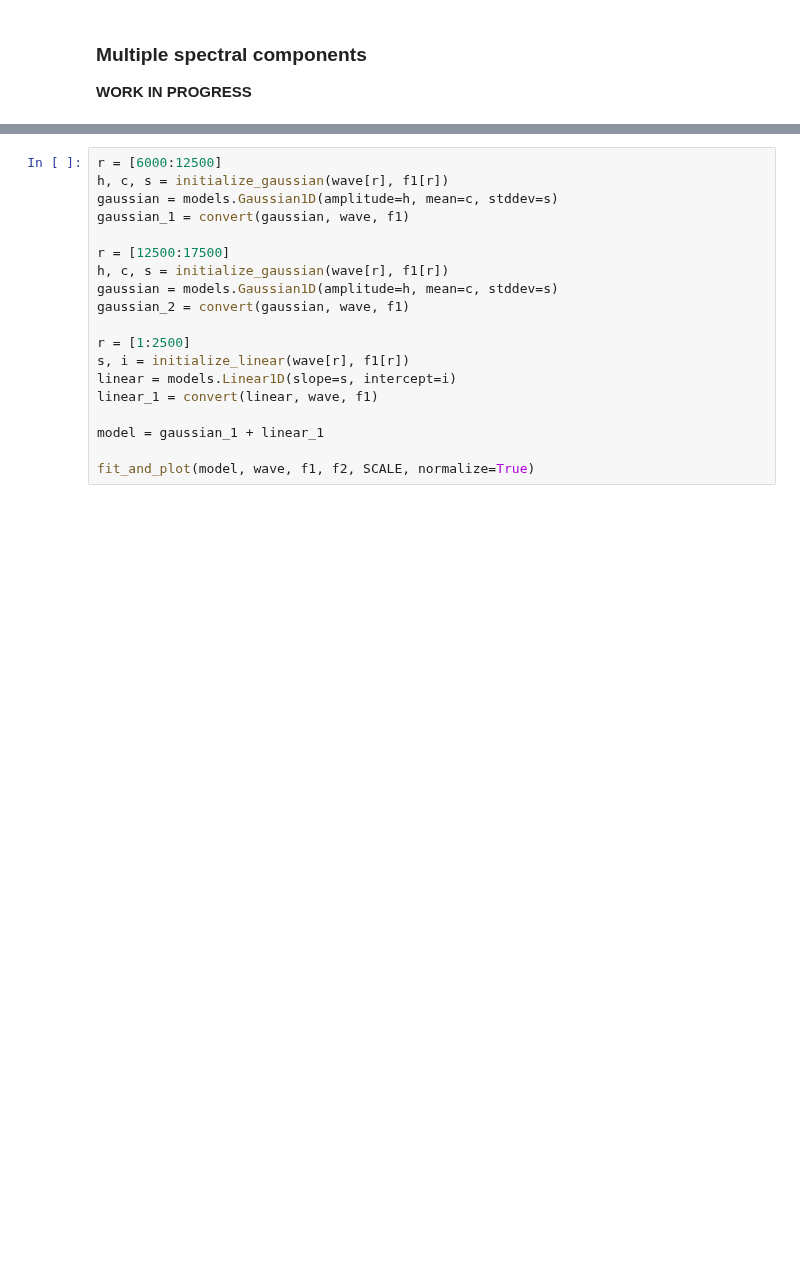
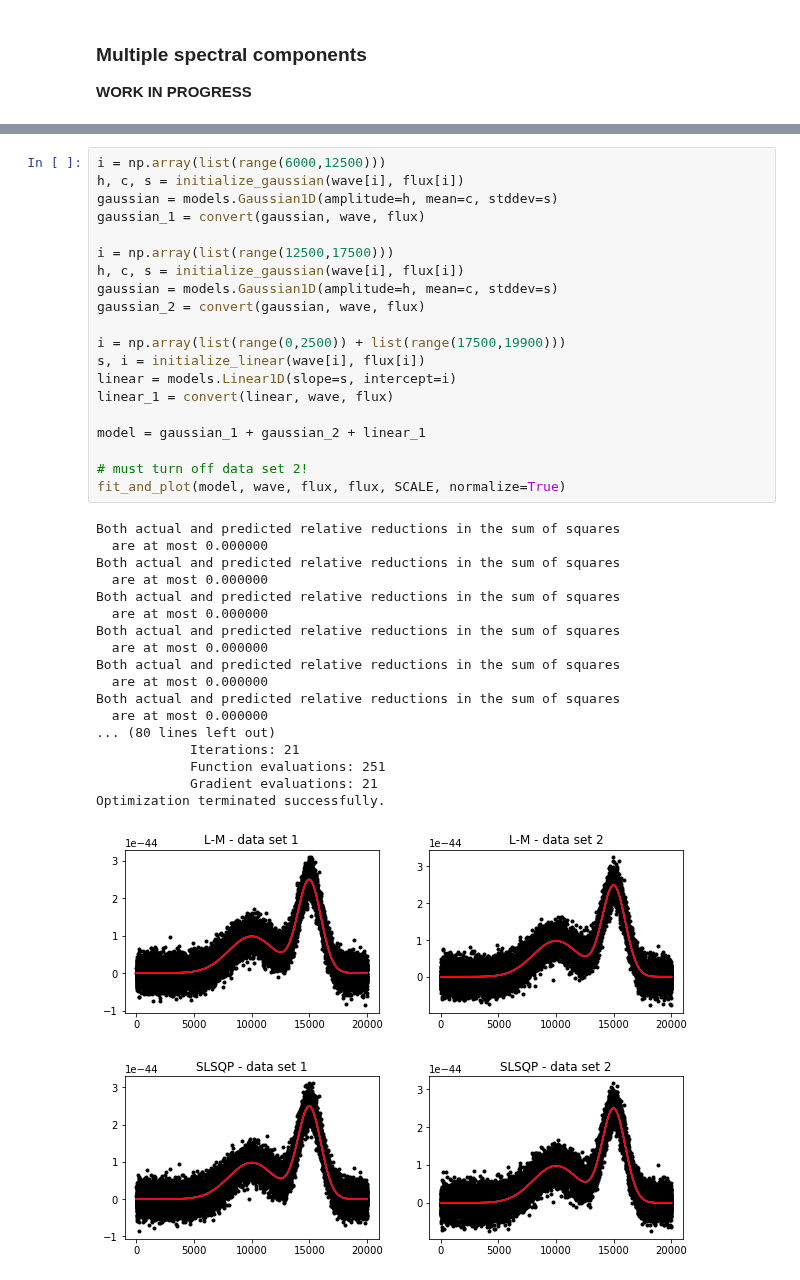
Before and after one commit to ibusko/experiments_specviz, a Jupyter notebook: experiment_normalization.ipynb, the cells around one changed output, grey strips where cells are left out. Saved outputs shown, nothing was run; the diff lists cells and outputs as text; blank space fills up the shorter version.

Commit message:
add more complex model

```diff
--- a/experiment_normalization.ipynb
+++ b/experiment_normalization.ipynb
@@ -300,19 +300,40 @@ plt.plot(wave, flux)
 # %%
-r = [6000:12500]
-h, c, s = initialize_gaussian(wave[r], f1[r])
+i = np.array(list(range(6000,12500)))
+h, c, s = initialize_gaussian(wave[i], flux[i])
 gaussian = models.Gaussian1D(amplitude=h, mean=c, stddev=s)
-gaussian_1 = convert(gaussian, wave, f1)
+gaussian_1 = convert(gaussian, wave, flux)
 
-r = [12500:17500]
-h, c, s = initialize_gaussian(wave[r], f1[r])
+i = np.array(list(range(12500,17500)))
+h, c, s = initialize_gaussian(wave[i], flux[i])
 gaussian = models.Gaussian1D(amplitude=h, mean=c, stddev=s)
-gaussian_2 = convert(gaussian, wave, f1)
+gaussian_2 = convert(gaussian, wave, flux)
 
-r = [1:2500]
-s, i = initialize_linear(wave[r], f1[r])
+i = np.array(list(range(0,2500)) + list(range(17500,19900)))
+s, i = initialize_linear(wave[i], flux[i])
 linear = models.Linear1D(slope=s, intercept=i)
-linear_1 = convert(linear, wave, f1)
+linear_1 = convert(linear, wave, flux)
 
-model = gaussian_1 + linear_1
+model = gaussian_1 + gaussian_2 + linear_1
 
-fit_and_plot(model, wave, f1, f2, SCALE, normalize=True)
+# must turn off data set 2!
+fit_and_plot(model, wave, flux, flux, SCALE, normalize=True)
+# %% [output]
+Both actual and predicted relative reductions in the sum of squares
+  are at most 0.000000
+Both actual and predicted relative reductions in the sum of squares
+  are at most 0.000000
+Both actual and predicted relative reductions in the sum of squares
+  are at most 0.000000
+Both actual and predicted relative reductions in the sum of squares
+  are at most 0.000000
+Both actual and predicted relative reductions in the sum of squares
+  are at most 0.000000
+Both actual and predicted relative reductions in the sum of squares
+  are at most 0.000000
+... (80 lines left out)
+            Iterations: 21
+            Function evaluations: 251
+            Gradient evaluations: 21
+Optimization terminated successfully.
+[figure, added]
+[figure, added]
```
Also changed, not shown: parts of 5 cells of this notebook.
